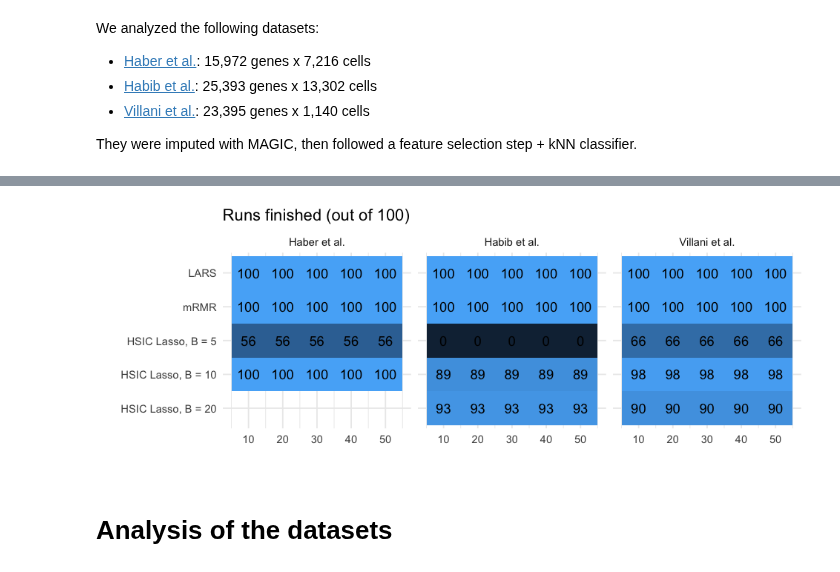
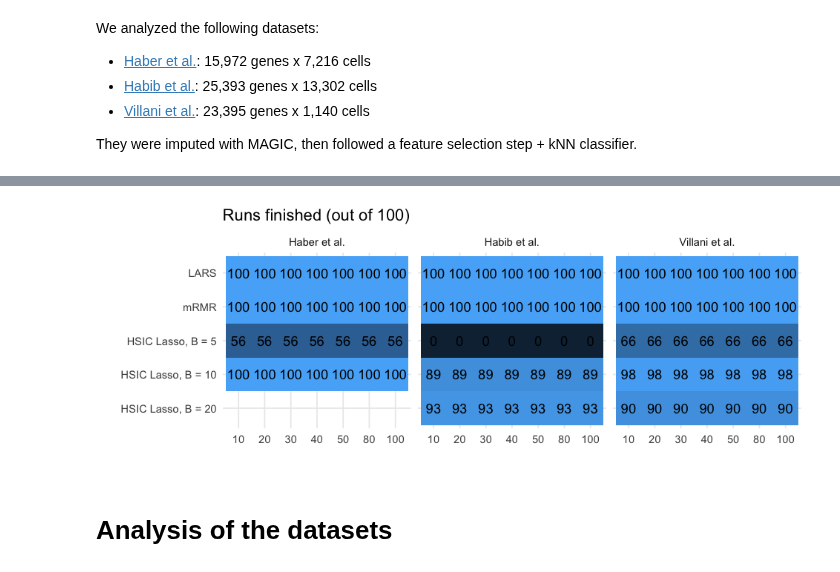
Before and after one commit to hclimente/nori, a Jupyter notebook: doc/single_cell.ipynb, the cells around one changed output, grey strips where cells are left out. Cells and saved outputs as stored; diff of their text form; code cells hidden in the pictures.

```diff
--- a/doc/single_cell.ipynb
+++ b/doc/single_cell.ipynb
@@ -88,15 +88,15 @@ Warning message:
 # %%
 options(repr.plot.width=8, repr.plot.height=3)
-ggplot(sc, aes(x = model, y = selected, fill = ended, label = ended)) +
+ggplot(sc, aes(x = model, y = factor(selected), fill = ended, label = ended)) +
     geom_tile() +
     geom_text() +
     theme_minimal() +
     theme(legend.position = 'none') +
     labs(x = '', y = '', title = 'Runs finished (out of 100)') +
     coord_flip() +
     facet_grid(. ~ label)
 # %% [output]
-[figure, old version]
+[figure, new version]
 # %% [markdown]
 # Analysis of the datasets
 # %%
```
Also changed, not shown: parts of 1 cell of this notebook, 4 other files.
